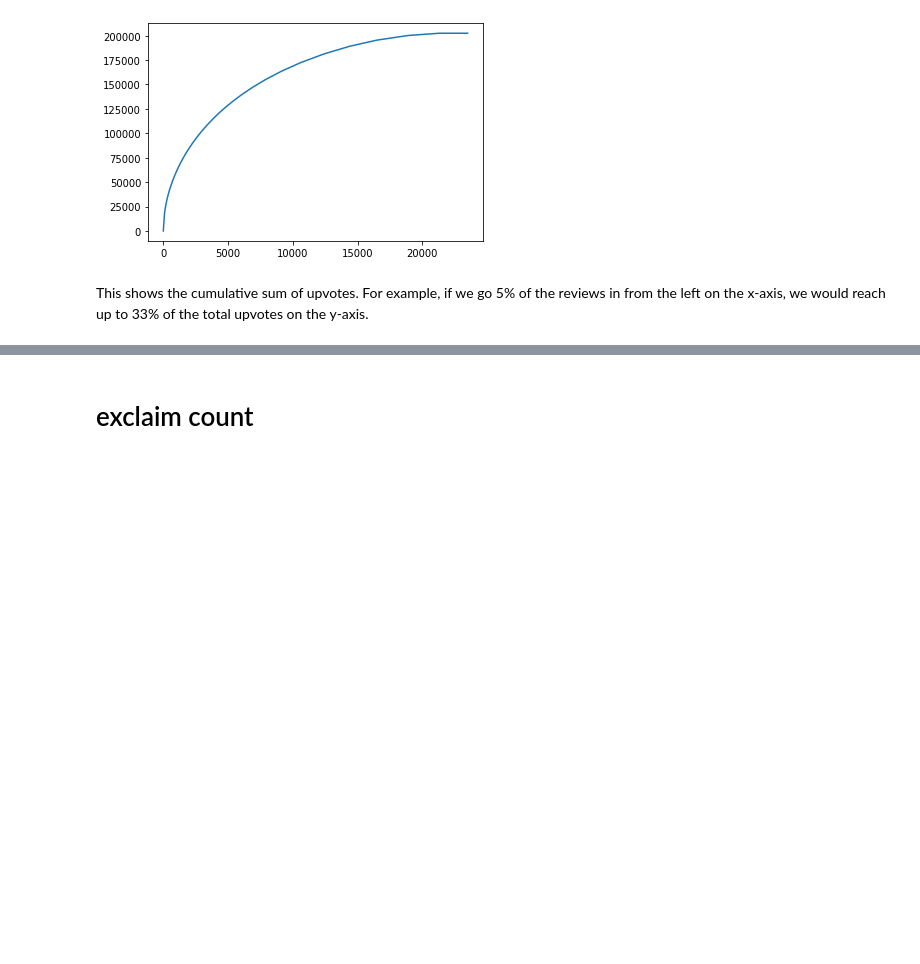
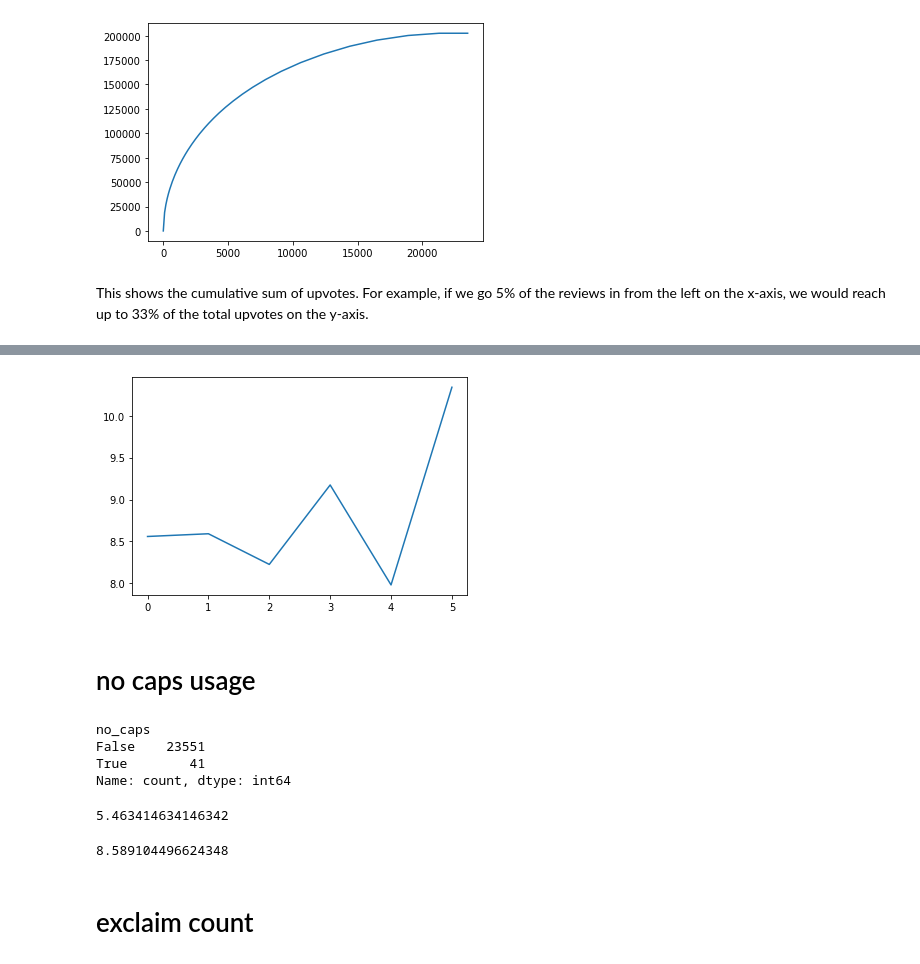
Before and after one commit to aarongalbraith/flatiron-phase5-project, a Jupyter notebook: notebooks/project_notebook.ipynb, the cells around one changed output, grey strips where cells are left out. Saved outputs shown, nothing was run; the diff lists cells and outputs as text; code cells hidden in the pictures; blank space fills up the shorter version.

```diff
--- a/notebooks/project_notebook.ipynb
+++ b/notebooks/project_notebook.ipynb
@@ -963,0 +1539,6 @@ df['all_caps'] = df.raw_tokens.apply(lambda x: all_caps_fix(x))
+# %%
+plot_useful('all_caps', high=0.99)
+# %% [output]
+[figure, added]
+# %% [markdown]
+# no caps usage
@@ -964,3 +1547,18 @@ df['all_caps'] = df.raw_tokens.apply(lambda x: all_caps_fix(x))
+# %%
+df.no_caps.value_counts()
+# %% [output]
+no_caps
+False    23551
+True        41
+Name: count, dtype: int64
+# %%
+df[df.no_caps].usefulCount.mean()
+# %% [output]
+5.463414634146342
+# %%
+df[~df.no_caps].usefulCount.mean()
+# %% [output]
+8.589104496624348
 # %% [markdown]
 # exclaim count
 # %%
```
Also changed, not shown: parts of 158 cells of this notebook.
